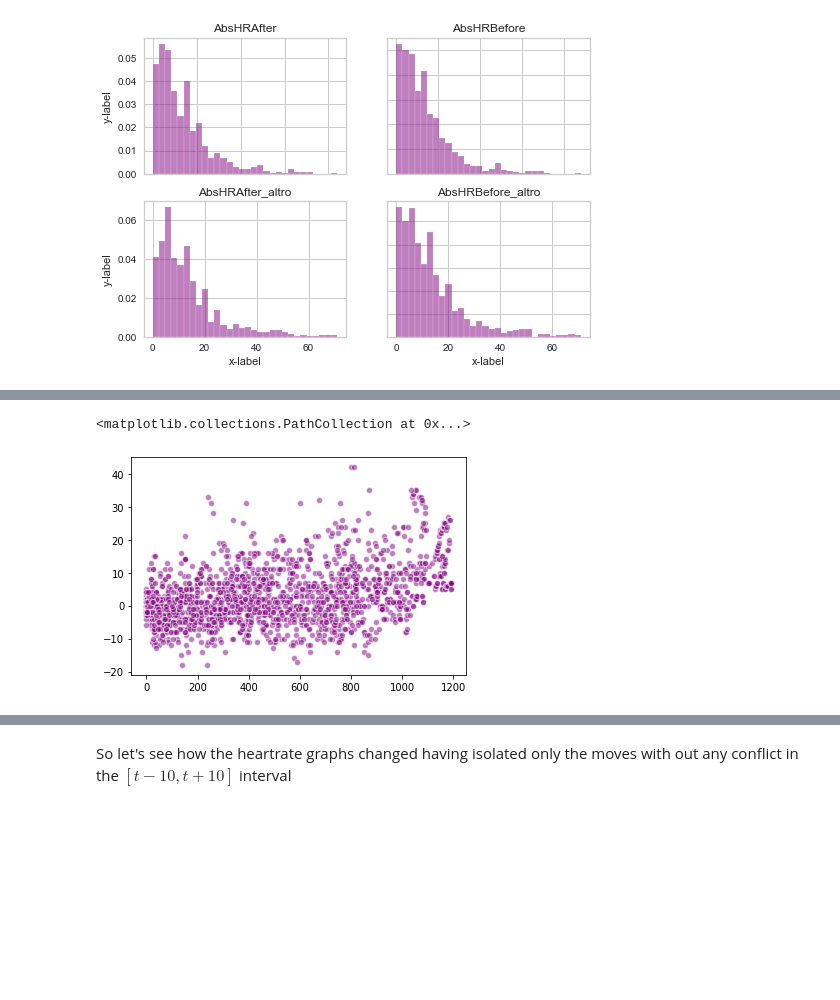
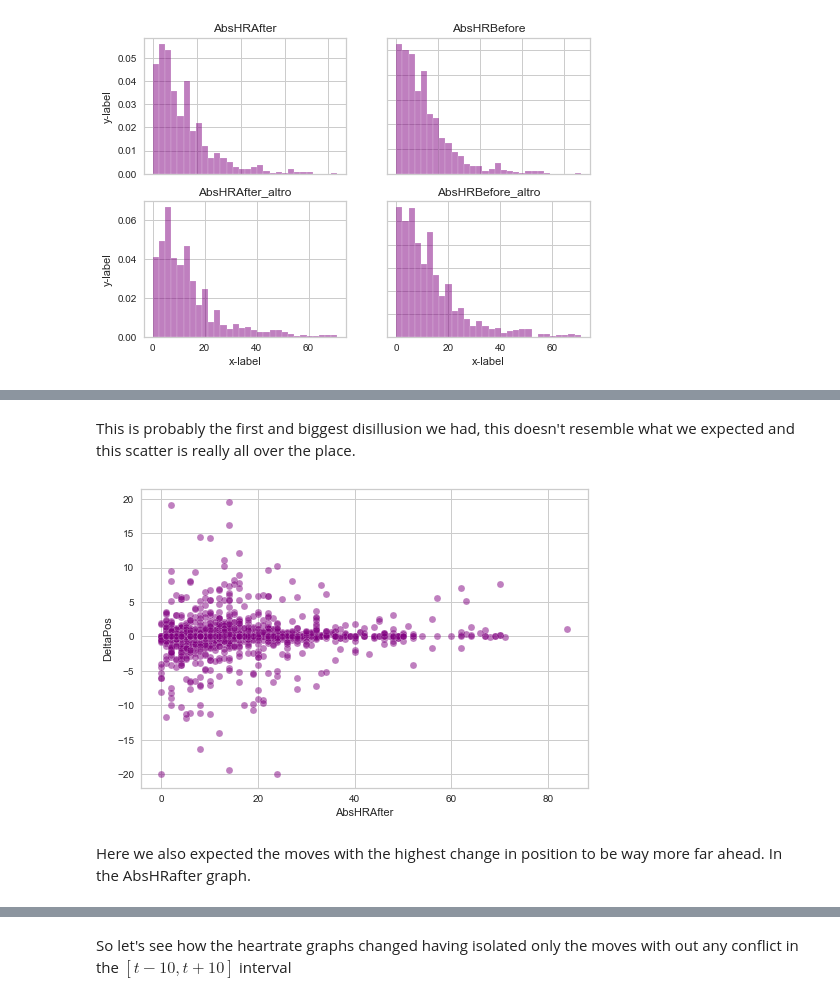
Before and after one commit to tommdim/statistics-101, a Jupyter notebook: project/src/main.ipynb, the cells around one changed output, grey strips where cells are left out. Cells and saved outputs as stored; diff of their text form; code cells hidden in the pictures; blank space fills up the shorter version.

```diff
--- a/project/src/main.ipynb
+++ b/project/src/main.ipynb
@@ -880,6 +989,12 @@ plt.scatter(df["Time"],df["Evaluation"],facecolor='purple', edgecolor = 'white',
+# %% [markdown]
+This is probably the first and biggest disillusion we had, this doesn't resemble what we expected and this scatter is really all over the place.
 # %%
-plt.scatter(df["Time"],df["HRDelta"], facecolor='purple', edgecolor = 'white', alpha=0.5, label = "TimePerMove")
+plt.scatter(df["AbsHRAfter"], df["DeltaPos"], facecolor='purple', edgecolor = 'white', alpha=0.5, label = "TimePerMove")
+plt.xlabel("AbsHRAfter")
+plt.ylabel("DeltaPos")
+plt.show()
 # %% [output]
-<matplotlib.collections.PathCollection at 0x...>
-[figure, old version]
+[figure, new version]
+# %% [markdown]
+Here we also expected the moves with the highest change in position to be way more far ahead. In the AbsHRafter graph.
 # %%
```
Also changed, not shown: parts of 76 cells of this notebook.
